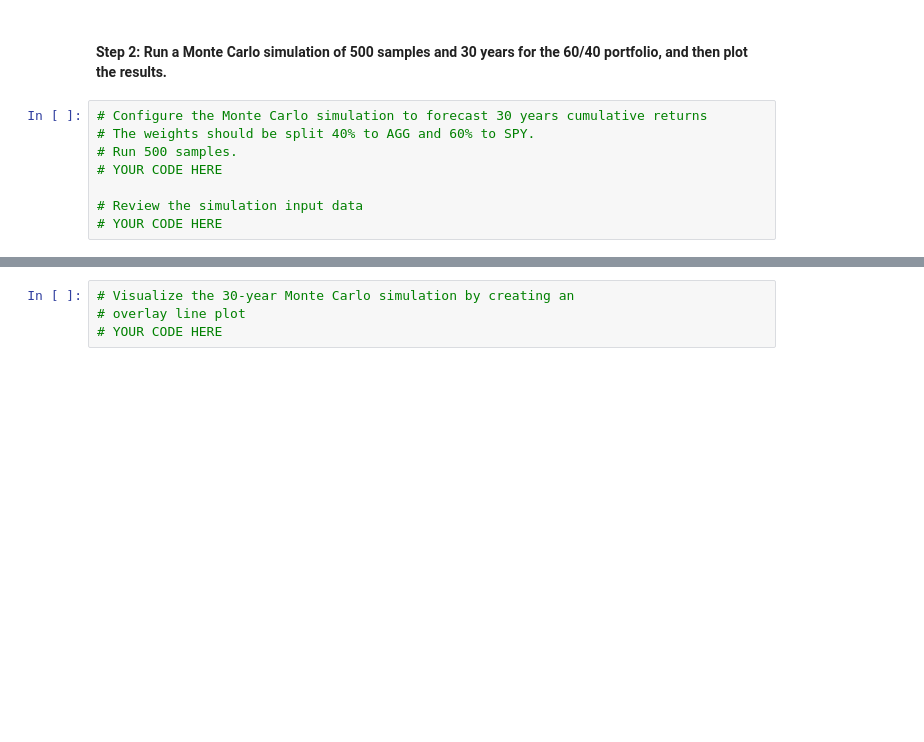
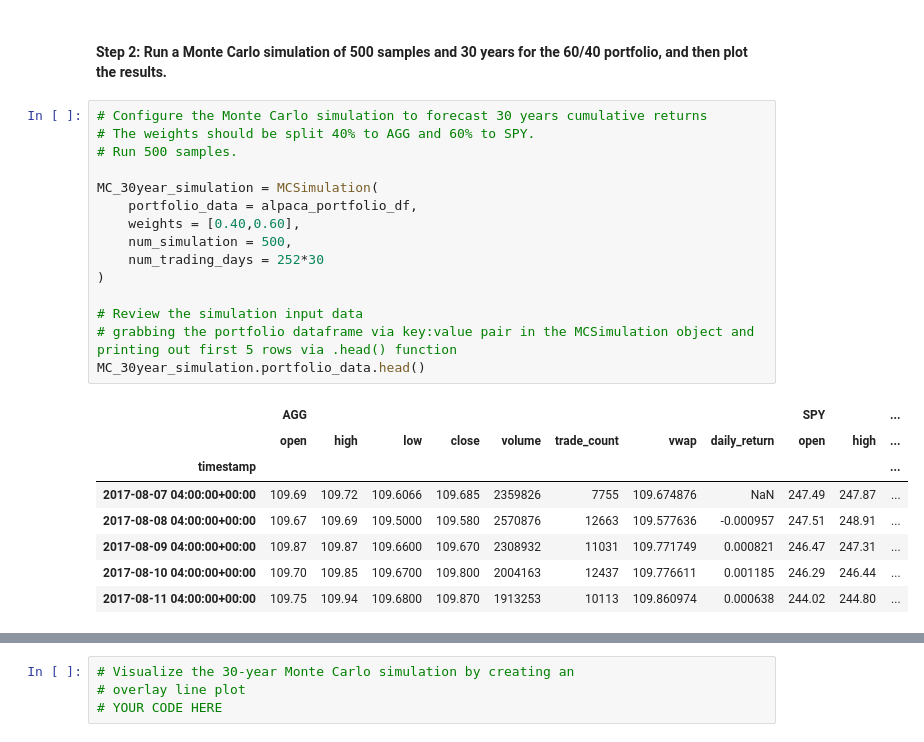
Before and after one commit to AndrewRBader/module5_challenge, a Jupyter notebook: financial_planning_tools.ipynb, the cells around one changed output, grey strips where cells are left out. Cells and saved outputs as stored; diff of their text form; blank space fills up the shorter version.

```diff
--- a/financial_planning_tools.ipynb
+++ b/financial_planning_tools.ipynb
@@ -513,10 +517,26 @@ display(alpaca_portfolio_df.tail(5))
 # %%
 # Configure the Monte Carlo simulation to forecast 30 years cumulative returns
 # The weights should be split 40% to AGG and 60% to SPY.
 # Run 500 samples.
-# YOUR CODE HERE
+
+MC_30year_simulation = MCSimulation(
+    portfolio_data = alpaca_portfolio_df,
+    weights = [0.40,0.60],
+    num_simulation = 500,
+    num_trading_days = 252*30
+)
 
 # Review the simulation input data
-# YOUR CODE HERE
+# grabbing the portfolio dataframe via key:value pair in the MCSimulation object and printing out first 5 rows via .head() function
+MC_30year_simulation.portfolio_data.head()
+# %% [output]
+|  | AGG |  |  |  |  |  |  |  | SPY |  | ... |
+|  | open | high | low | close | volume | trade_count | vwap | daily_return | open | high | ... |
+| timestamp |  |  |  |  |  |  |  |  |  |  | ... |
+| 2017-08-07 04:00:00+00:00 | 109.69 | 109.72 | 109.6066 | 109.685 | 2359826 | 7755 | 109.674876 | NaN | 247.49 | 247.87 | ... |
+| 2017-08-08 04:00:00+00:00 | 109.67 | 109.69 | 109.5000 | 109.580 | 2570876 | 12663 | 109.577636 | -0.000957 | 247.51 | 248.91 | ... |
+| 2017-08-09 04:00:00+00:00 | 109.87 | 109.87 | 109.6600 | 109.670 | 2308932 | 11031 | 109.771749 | 0.000821 | 246.47 | 247.31 | ... |
+| 2017-08-10 04:00:00+00:00 | 109.70 | 109.85 | 109.6700 | 109.800 | 2004163 | 12437 | 109.776611 | 0.001185 | 246.29 | 246.44 | ... |
+| 2017-08-11 04:00:00+00:00 | 109.75 | 109.94 | 109.6800 | 109.870 | 1913253 | 10113 | 109.860974 | 0.000638 | 244.02 | 244.80 | ... |
 # %%
 # Run the Monte Carlo simulation to forecast 30 years cumulative returns
```
Also changed, not shown: parts of 3 cells of this notebook.
